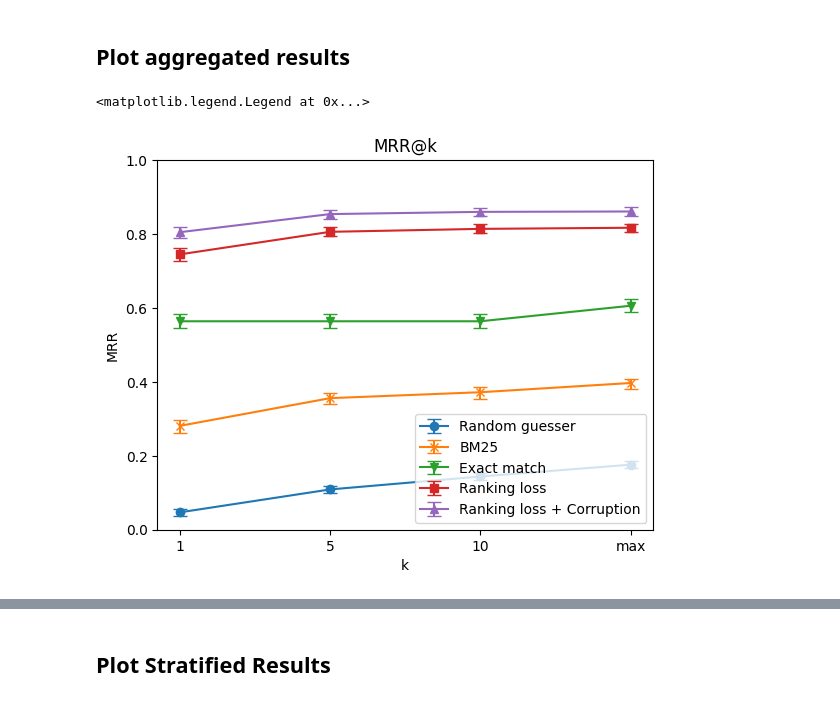
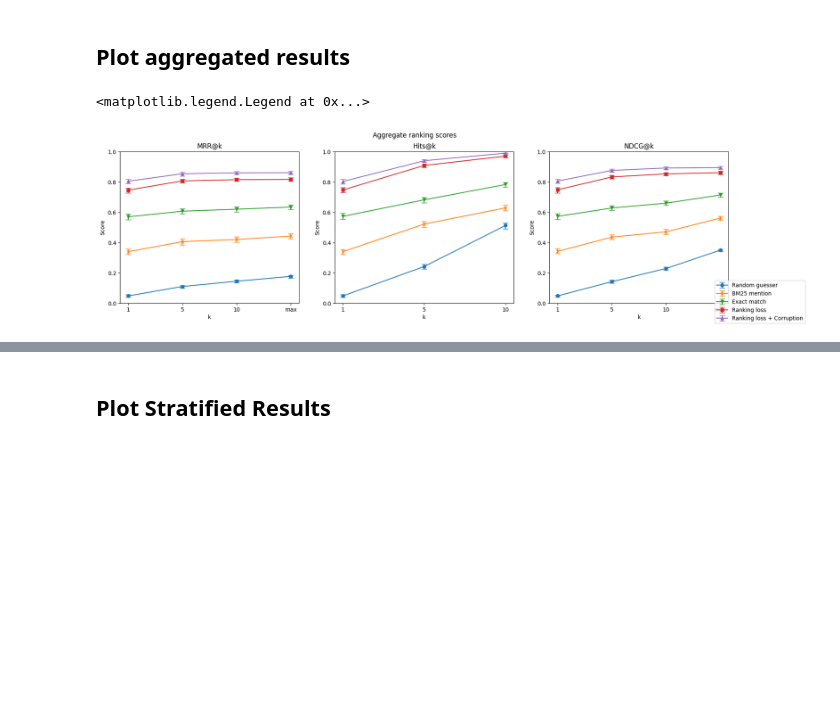
Before and after one commit to epfl-dlab/multilingual-entity-insertion, a Jupyter notebook: data_modelling/compare_models.ipynb, the cells around one changed output, grey strips where cells are left out. Drawn from its saved outputs; the diff is of its cells as text; code cells hidden in the pictures; blank space fills up the shorter version.

Commit message:
improve model comparison pipeline

```diff
--- a/data_modelling/compare_models.ipynb
+++ b/data_modelling/compare_models.ipynb
@@ -225,0 +250,12 @@ rank_std_bm25 = test_df['bm25_rank'].std()
+# %%
+mrr_at_k_bm25_mention = compute_mrr(test_df['bm25_mentions_rank'].tolist())
+stratified_mrr_at_k_bm25_mention = compute_stratified_mrr(test_df['bm25_mentions_rank'].tolist(
+), test_df['noise_strategy'].tolist(), test_df['noise_strategy'].unique().tolist())
+# %%
+hits_at_k_bm25_mention = compute_hits(test_df['bm25_mentions_rank'].tolist())
+stratified_hits_at_k_bm25_mention = compute_stratified_hits(test_df['bm25_mentions_rank'].tolist(
+), test_df['noise_strategy'].tolist(), test_df['noise_strategy'].unique().tolist())
+# %%
+ndcg_at_k_bm25_mention = compute_ndcg(test_df['bm25_mentions_rank'].tolist())
+stratified_ndcg_at_k_bm25_mention = compute_stratified_ndcg(test_df['bm25_mentions_rank'].tolist(
+), test_df['noise_strategy'].tolist(), test_df['noise_strategy'].unique().tolist())
@@ -262,18 +350,44 @@ Model softmax no corruption rank std: 2.6564501432704963
 # %% [markdown]
 ## Plot aggregated results
 # %%
-# plot MRR
-fig, ax = plt.subplots()
-ax.set_title('MRR@k')
-ax.set_xlabel('k')
-ax.set_ylabel('MRR')
-ax.set_ylim(0, 1)
-ax.errorbar(mrr_at_k_random.keys(), [mrr_at_k_random[k]['score'] for k in mrr_at_k_random.keys()], yerr=[[mrr_at_k_random[k]['score'] - mrr_at_k_random[k]['cl'][0] for k in mrr_at_k_random.keys()], [mrr_at_k_random[k]['cl'][1] - mrr_at_k_random[k]['score'] for k in mrr_at_k_random.keys()]], label='Random guesser', marker='o', capsize=5)
-ax.errorbar(mrr_at_k_bm25.keys(), [mrr_at_k_bm25[k]['score'] for k in mrr_at_k_bm25.keys()], yerr=[[mrr_at_k_bm25[k]['score'] - mrr_at_k_bm25[k]['cl'][0] for k in mrr_at_k_bm25.keys()], [mrr_at_k_bm25[k]['cl'][1] - mrr_at_k_bm25[k]['score'] for k in mrr_at_k_bm25.keys()]], label='BM25', marker='x', capsize=5)
-ax.errorbar(mrr_at_k_exact.keys(), [mrr_at_k_exact[k]['score'] for k in mrr_at_k_exact.keys()], yerr=[[mrr_at_k_exact[k]['score'] - mrr_at_k_exact[k]['cl'][0] for k in mrr_at_k_exact.keys()], [mrr_at_k_exact[k]['cl'][1] - mrr_at_k_exact[k]['score'] for k in mrr_at_k_exact.keys()]], label='Exact match', marker='v', capsize=5)
-ax.errorbar(mrr_at_k_model_softmax_no_corruption.keys(), [mrr_at_k_model_softmax_no_corruption[k]['score'] for k in mrr_at_k_model_softmax_no_corruption.keys()], yerr=[[mrr_at_k_model_softmax_no_corruption[k]['score'] - mrr_at_k_model_softmax_no_corruption[k]['cl'][0] for k in mrr_at_k_model_softmax_no_corruption.keys()], [mrr_at_k_model_softmax_no_corruption[k]['cl'][1] - mrr_at_k_model_softmax_no_corruption[k]['score'] for k in mrr_at_k_model_softmax_no_corruption.keys()]], label='Ranking loss', marker='s', capsize=5)
-ax.errorbar(mrr_at_k_model_softmax_corruption.keys(), [mrr_at_k_model_softmax_corruption[k]['score'] for k in mrr_at_k_model_softmax_corruption.keys()], yerr=[[mrr_at_k_model_softmax_corruption[k]['score'] - mrr_at_k_model_softmax_corruption[k]['cl'][0] for k in mrr_at_k_model_softmax_corruption.keys()], [mrr_at_k_model_softmax_corruption[k]['cl'][1] - mrr_at_k_model_softmax_corruption[k]['score'] for k in mrr_at_k_model_softmax_corruption.keys()]], label='Ranking loss + Corruption', marker='^', capsize=5)
-ax.legend()
+# Plot ranking scores
+# create a grid of 1x3 plots
+fig, axs = plt.subplots(1, 3, figsize=(20, 5))
+fig.suptitle('Aggregate ranking scores')
+for ax in axs:
+    ax.set_ylim(0, 1)
+    ax.set_xlabel('k')
+    ax.set_ylabel('Score')
+
+axs[0].set_title('MRR@k')
+axs[0].errorbar(mrr_at_k_random.keys(), [mrr_at_k_random[k]['score'] for k in mrr_at_k_random.keys()], yerr=[[mrr_at_k_random[k]['score'] - mrr_at_k_random[k]['cl'][0] for k in mrr_at_k_random.keys()], [mrr_at_k_random[k]['cl'][1] - mrr_at_k_random[k]['score'] for k in mrr_at_k_random.keys()]], label='Random guesser', marker='o', capsize=5)
+# axs[0].errorbar(mrr_at_k_bm25.keys(), [mrr_at_k_bm25[k]['score'] for k in mrr_at_k_bm25.keys()], yerr=[[mrr_at_k_bm25[k]['score'] - mrr_at_k_bm25[k]['cl'][0] for k in mrr_at_k_bm25.keys()], [mrr_at_k_bm25[k]['cl'][1] - mrr_at_k_bm25[k]['score'] for k in mrr_at_k_bm25.keys()]], label='BM25', marker='x', capsize=5)
+axs[0].errorbar(mrr_at_k_bm25_mention.keys(), [mrr_at_k_bm25_mention[k]['score'] for k in mrr_at_k_bm25_mention.keys()], yerr=[[mrr_at_k_bm25_mention[k]['score'] - mrr_at_k_bm25_mention[k]['cl'][0] for k in mrr_at_k_bm25_mention.keys()], [mrr_at_k_bm25_mention[k]['cl'][1] - mrr_at_k_bm25_mention[k]['score'] for k in mrr_at_k_bm25_mention.keys()]], label='BM25 mention', marker='x', capsize=5)
+axs[0].errorbar(mrr_at_k_exact.keys(), [mrr_at_k_exact[k]['score'] for k in mrr_at_k_exact.keys()], yerr=[[mrr_at_k_exact[k]['score'] - mrr_at_k_exact[k]['cl'][0] for k in mrr_at_k_exact.keys()], [mrr_at_k_exact[k]['cl'][1] - mrr_at_k_exact[k]['score'] for k in mrr_at_k_exact.keys()]], label='Exact match', marker='v', capsize=5)
+# axs[0].errorbar(mrr_at_k_fuzzy.keys(), [mrr_at_k_fuzzy[k]['score'] for k in mrr_at_k_fuzzy.keys()], yerr=[[mrr_at_k_fuzzy[k]['score'] - mrr_at_k_fuzzy[k]['cl'][0] for k in mrr_at_k_fuzzy.keys()], [mrr_at_k_fuzzy[k]['cl'][1] - mrr_at_k_fuzzy[k]['score'] for k in mrr_at_k_fuzzy.keys()]], label='Fuzzy match', marker='*', capsize=5)
+axs[0].errorbar(mrr_at_k_model_softmax_no_corruption.keys(), [mrr_at_k_model_softmax_no_corruption[k]['score'] for k in mrr_at_k_model_softmax_no_corruption.keys()], yerr=[[mrr_at_k_model_softmax_no_corruption[k]['score'] - mrr_at_k_model_softmax_no_corruption[k]['cl'][0] for k in mrr_at_k_model_softmax_no_corruption.keys()], [mrr_at_k_model_softmax_no_corruption[k]['cl'][1] - mrr_at_k_model_softmax_no_corruption[k]['score'] for k in mrr_at_k_model_softmax_no_corruption.keys()]], label='Ranking loss', marker='s', capsize=5)
+axs[0].errorbar(mrr_at_k_model_softmax_corruption.keys(), [mrr_at_k_model_softmax_corruption[k]['score'] for k in mrr_at_k_model_softmax_corruption.keys()], yerr=[[mrr_at_k_model_softmax_corruption[k]['score'] - mrr_at_k_model_softmax_corruption[k]['cl'][0] for k in mrr_at_k_model_softmax_corruption.keys()], [mrr_at_k_model_softmax_corruption[k]['cl'][1] - mrr_at_k_model_softmax_corruption[k]['score'] for k in mrr_at_k_model_softmax_corruption.keys()]], label='Ranking loss + Corruption', marker='^', capsize=5)
+
+axs[1].set_title('Hits@k')
+axs[1].errorbar(hits_at_k_random.keys(), [hits_at_k_random[k]['score'] for k in hits_at_k_random.keys()], yerr=[[hits_at_k_random[k]['score'] - hits_at_k_random[k]['cl'][0] for k in hits_at_k_random.keys()], [hits_at_k_random[k]['cl'][1] - hits_at_k_random[k]['score'] for k in hits_at_k_random.keys()]], label='Random guesser', marker='o', capsize=5)
+# axs[1].errorbar(hits_at_k_bm25.keys(), [hits_at_k_bm25[k]['score'] for k in hits_at_k_bm25.keys()], yerr=[[hits_at_k_bm25[k]['score'] - hits_at_k_bm25[k]['cl'][0] for k in hits_at_k_bm25.keys()], [hits_at_k_bm25[k]['cl'][1] - hits_at_k_bm25[k]['score'] for k in hits_at_k_bm25.keys()]], label='BM25', marker='x', capsize=5)
+axs[1].errorbar(hits_at_k_bm25_mention.keys(), [hits_at_k_bm25_mention[k]['score'] for k in hits_at_k_bm25_mention.keys()], yerr=[[hits_at_k_bm25_mention[k]['score'] - hits_at_k_bm25_mention[k]['cl'][0] for k in hits_at_k_bm25_mention.keys()], [hits_at_k_bm25_mention[k]['cl'][1] - hits_at_k_bm25_mention[k]['score'] for k in hits_at_k_bm25_mention.keys()]], label='BM25 mention', marker='x', capsize=5)
+axs[1].errorbar(hits_at_k_exact.keys(), [hits_at_k_exact[k]['score'] for k in hits_at_k_exact.keys()], yerr=[[hits_at_k_exact[k]['score'] - hits_at_k_exact[k]['cl'][0] for k in hits_at_k_exact.keys()], [hits_at_k_exact[k]['cl'][1] - hits_at_k_exact[k]['score'] for k in hits_at_k_exact.keys()]], label='Exact match', marker='v', capsize=5)
+# axs[1].errorbar(hits_at_k_fuzzy.keys(), [hits_at_k_fuzzy[k]['score'] for k in hits_at_k_fuzzy.keys()], yerr=[[hits_at_k_fuzzy[k]['score'] - hits_at_k_fuzzy[k]['cl'][0] for k in hits_at_k_fuzzy.keys()], [hits_at_k_fuzzy[k]['cl'][1] - hits_at_k_fuzzy[k]['score'] for k in hits_at_k_fuzzy.keys()]], label='Fuzzy match', marker='*', capsize=5)
+axs[1].errorbar(hits_at_k_model_softmax_no_corruption.keys(), [hits_at_k_model_softmax_no_corruption[k]['score'] for k in hits_at_k_model_softmax_no_corruption.keys()], yerr=[[hits_at_k_model_softmax_no_corruption[k]['score'] - hits_at_k_model_softmax_no_corruption[k]['cl'][0] for k in hits_at_k_model_softmax_no_corruption.keys()], [hits_at_k_model_softmax_no_corruption[k]['cl'][1] - hits_at_k_model_softmax_no_corruption[k]['score'] for k in hits_at_k_model_softmax_no_corruption.keys()]], label='Ranking loss', marker='s', capsize=5)
+axs[1].errorbar(hits_at_k_model_softmax_corruption.keys(), [hits_at_k_model_softmax_corruption[k]['score'] for k in hits_at_k_model_softmax_corruption.keys()], yerr=[[hits_at_k_model_softmax_corruption[k]['score'] - hits_at_k_model_softmax_corruption[k]['cl'][0] for k in hits_at_k_model_softmax_corruption.keys()], [hits_at_k_model_softmax_corruption[k]['cl'][1] - hits_at_k_model_softmax_corruption[k]['score'] for k in hits_at_k_model_softmax_corruption.keys()]], label='Ranking loss + Corruption', marker='^', capsize=5)
+
+axs[2].set_title('NDCG@k')
+axs[2].errorbar(ndcg_at_k_random.keys(), [ndcg_at_k_random[k]['score'] for k in ndcg_at_k_random.keys()], yerr=[[ndcg_at_k_random[k]['score'] - ndcg_at_k_random[k]['cl'][0] for k in ndcg_at_k_random.keys()], [ndcg_at_k_random[k]['cl'][1] - ndcg_at_k_random[k]['score'] for k in ndcg_at_k_random.keys()]], label='Random guesser', marker='o', capsize=5)
+# axs[2].errorbar(ndcg_at_k_bm25.keys(), [ndcg_at_k_bm25[k]['score'] for k in ndcg_at_k_bm25.keys()], yerr=[[ndcg_at_k_bm25[k]['score'] - ndcg_at_k_bm25[k]['cl'][0] for k in ndcg_at_k_bm25.keys()], [ndcg_at_k_bm25[k]['cl'][1] - ndcg_at_k_bm25[k]['score'] for k in ndcg_at_k_bm25.keys()]], label='BM25', marker='x', capsize=5)
+axs[2].errorbar(ndcg_at_k_bm25_mention.keys(), [ndcg_at_k_bm25_mention[k]['score'] for k in ndcg_at_k_bm25_mention.keys()], yerr=[[ndcg_at_k_bm25_mention[k]['score'] - ndcg_at_k_bm25_mention[k]['cl'][0] for k in ndcg_at_k_bm25_mention.keys()], [ndcg_at_k_bm25_mention[k]['cl'][1] - ndcg_at_k_bm25_mention[k]['score'] for k in ndcg_at_k_bm25_mention.keys()]], label='BM25 mention', marker='x', capsize=5)
+axs[2].errorbar(ndcg_at_k_exact.keys(), [ndcg_at_k_exact[k]['score'] for k in ndcg_at_k_exact.keys()], yerr=[[ndcg_at_k_exact[k]['score'] - ndcg_at_k_exact[k]['cl'][0] for k in ndcg_at_k_exact.keys()], [ndcg_at_k_exact[k]['cl'][1] - ndcg_at_k_exact[k]['score'] for k in ndcg_at_k_exact.keys()]], label='Exact match', marker='v', capsize=5)
+# axs[2].errorbar(ndcg_at_k_fuzzy.keys(), [ndcg_at_k_fuzzy[k]['score'] for k in ndcg_at_k_fuzzy.keys()], yerr=[[ndcg_at_k_fuzzy[k]['score'] - ndcg_at_k_fuzzy[k]['cl'][0] for k in ndcg_at_k_fuzzy.keys()], [ndcg_at_k_fuzzy[k]['cl'][1] - ndcg_at_k_fuzzy[k]['score'] for k in ndcg_at_k_fuzzy.keys()]], label='Fuzzy match', marker='*', capsize=5)
+axs[2].errorbar(ndcg_at_k_model_softmax_no_corruption.keys(), [ndcg_at_k_model_softmax_no_corruption[k]['score'] for k in ndcg_at_k_model_softmax_no_corruption.keys()], yerr=[[ndcg_at_k_model_softmax_no_corruption[k]['score'] - ndcg_at_k_model_softmax_no_corruption[k]['cl'][0] for k in ndcg_at_k_model_softmax_no_corruption.keys()], [ndcg_at_k_model_softmax_no_corruption[k]['cl'][1] - ndcg_at_k_model_softmax_no_corruption[k]['score'] for k in ndcg_at_k_model_softmax_no_corruption.keys()]], label='Ranking loss', marker='s', capsize=5)
+axs[2].errorbar(ndcg_at_k_model_softmax_corruption.keys(), [ndcg_at_k_model_softmax_corruption[k]['score'] for k in ndcg_at_k_model_softmax_corruption.keys()], yerr=[[ndcg_at_k_model_softmax_corruption[k]['score'] - ndcg_at_k_model_softmax_corruption[k]['cl'][0] for k in ndcg_at_k_model_softmax_corruption.keys()], [ndcg_at_k_model_softmax_corruption[k]['cl'][1] - ndcg_at_k_model_softmax_corruption[k]['score'] for k in ndcg_at_k_model_softmax_corruption.keys()]], label='Ranking loss + Corruption', marker='^', capsize=5)
+
+handles, labels = axs[-1].get_legend_handles_labels()
+fig.legend(handles, labels, loc='lower right')
 # %% [output]
 <matplotlib.legend.Legend at 0x...>
-[figure, old version]
+[figure, new version]
```
Also changed, not shown: parts of 32 cells of this notebook, 4 other files.
